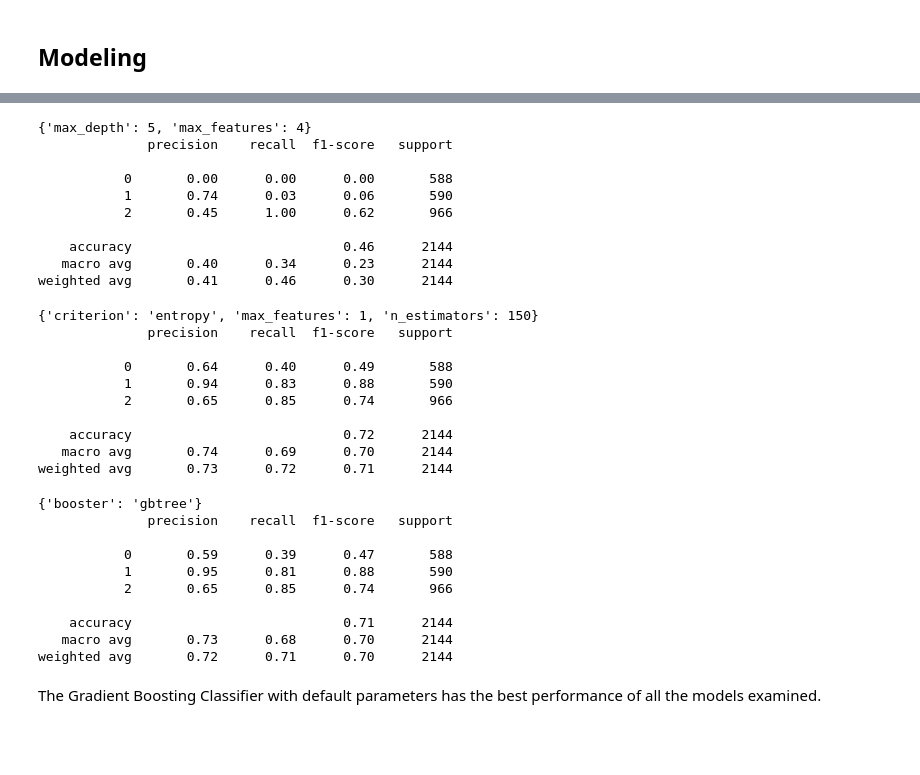
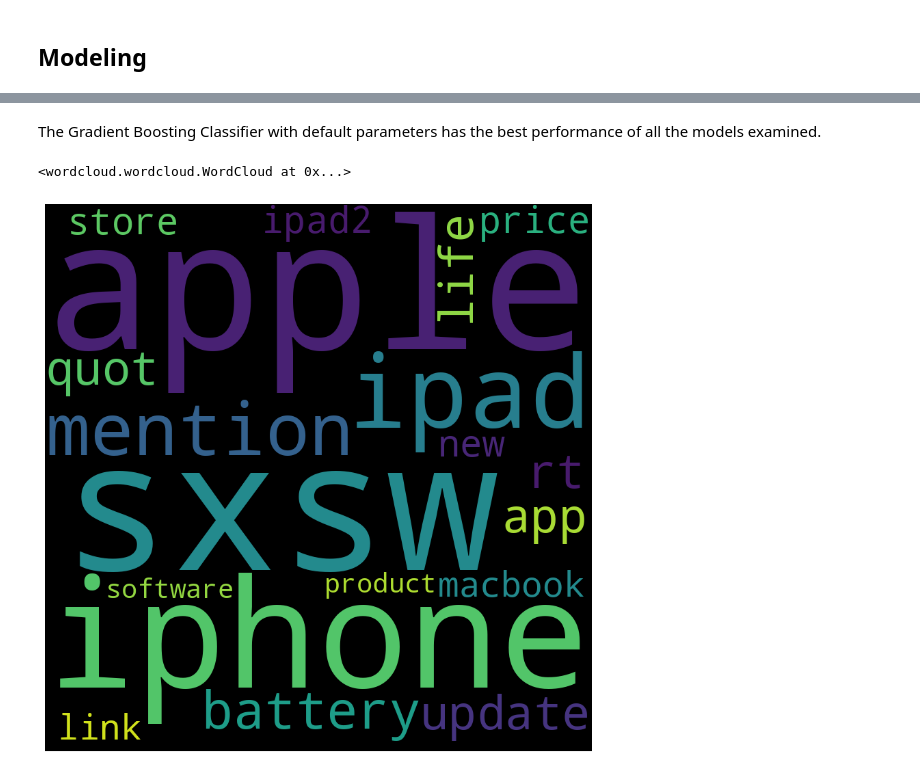
Before and after one commit to jmclaughlin712/Twitter-Sentiment-Analysis, a Jupyter notebook: Tweet-Analysis.ipynb, the cells around one changed output, grey strips where cells are left out. Saved outputs shown, nothing was run; the diff lists cells and outputs as text; code cells hidden in the pictures; blank space fills up the shorter version.

```diff
--- a/Tweet-Analysis.ipynb
+++ b/Tweet-Analysis.ipynb
@@ -442,41 +550,46 @@ weighted avg       0.71      0.70      0.69      2144
 # %%
-model_best_param_tester(dtc, {'max_depth': [1,2,3,4,5], 'max_features': [1,2,3,4]})
+#model_best_param_tester(dtc, {'max_depth': [1,2,3,4,5], 'max_features': [1,2,3,4]})
-# %% [output]
-{'max_depth': 5, 'max_features': 4}
-              precision    recall  f1-score   support
-
-           0       0.00      0.00      0.00       588
-           1       0.74      0.03      0.06       590
-           2       0.45      1.00      0.62       966
-
-    accuracy                           0.46      2144
-   macro avg       0.40      0.34      0.23      2144
-weighted avg       0.41      0.46      0.30      2144
 # %%
-model_best_param_tester(rfc, {'n_estimators': [100, 150], 'max_features': [1,'sqrt', 'log2'], 'criterion': ['gini', 'entropy']})
+#model_best_param_tester(rfc, {'n_estimators': [100, 150], 'max_features': [1,'sqrt', 'log2'], 'criterion': ['gini', 'entropy']})
-# %% [output]
-{'criterion': 'entropy', 'max_features': 1, 'n_estimators': 150}
-              precision    recall  f1-score   support
-
-           0       0.64      0.40      0.49       588
-           1       0.94      0.83      0.88       590
-           2       0.65      0.85      0.74       966
-
-    accuracy                           0.72      2144
-   macro avg       0.74      0.69      0.70      2144
-weighted avg       0.73      0.72      0.71      2144
 # %%
-model_best_param_tester(xg, {'booster': ['gbtree', 'gblinear' 'dart']})
+#model_best_param_tester(xg, {'booster': ['gbtree', 'gblinear' 'dart']})
-# %% [output]
-{'booster': 'gbtree'}
-              precision    recall  f1-score   support
-
-           0       0.59      0.39      0.47       588
-           1       0.95      0.81      0.88       590
-           2       0.65      0.85      0.74       966
-
-    accuracy                           0.71      2144
-   macro avg       0.73      0.68      0.70      2144
-weighted avg       0.72      0.71      0.70      2144
 # %% [markdown]
 The Gradient Boosting Classifier with default parameters has the best performance of all the models examined.
+# %%
+from sklearn.feature_extraction.text import CountVectorizer
+
+count_vectorizer=CountVectorizer()
+apple_vectorized=count_vectorizer.fit_transform(df.loc[(df['is_tweet_negative']==1) & (df['is_apple']==1)]['processed_tweet'])
+apple_data=pd.DataFrame(data=apple_vectorized.toarray(), columns=count_vectorizer.get_feature_names_out())
+text=''
+for a in apple_data.sum().sort_values(ascending=False)[:20].index:
+    text=text+a+' '
+text
+WordCloud().generate(text)
+# %% [output]
+<wordcloud.wordcloud.WordCloud at 0x...>
+# %%
+
+# Your existing code
+count_vectorizer = CountVectorizer()
+apple_vectorized = count_vectorizer.fit_transform(df.loc[(df['is_tweet_negative'] == 1) & (df['is_apple'] == 1)]['processed_tweet'])
+apple_data = pd.DataFrame(data = apple_vectorized.toarray(), columns = count_vectorizer.get_feature_names_out())
+
+text = ''
+for a in apple_data.sum().sort_values(ascending = False)[:20].index:
+    text = text + a + ' '
+
+# Generate WordCloud
+wordcloud = WordCloud(width = 800, height = 800,
+                background_color ='black',
+                stopwords = None,
+                min_font_size = 10).generate(text)
+
+# Plot WordCloud
+plt.figure(figsize = (8, 8), facecolor = None)
+plt.imshow(wordcloud)
+plt.axis("off")
+plt.tight_layout(pad = 0)
+plt.show()
+# %% [output]
+[figure, added]
```
Also changed, not shown: parts of 22 cells of this notebook.
